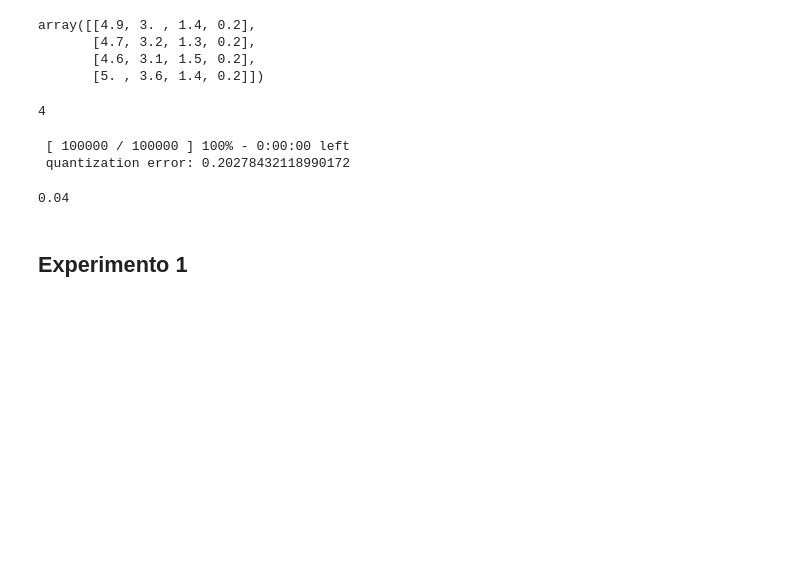
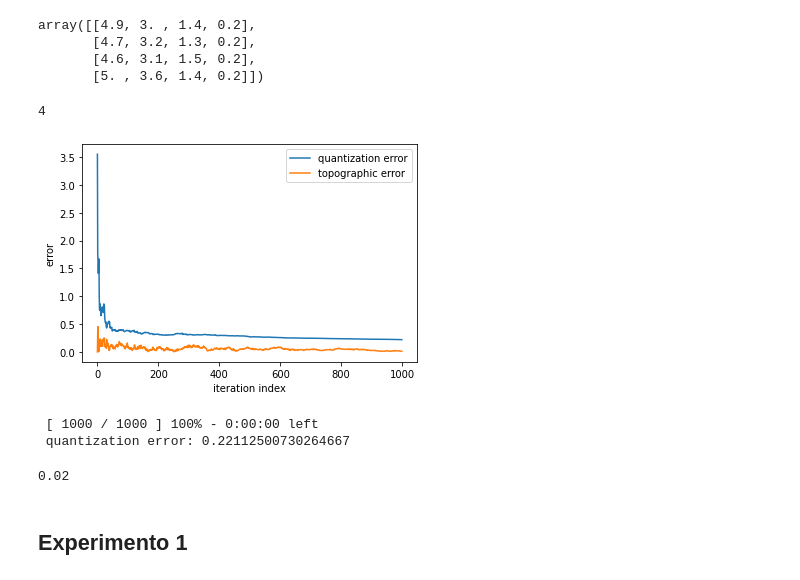
Before and after one commit to castudil/som-lstm, a Jupyter notebook: MiniSom/MiniSOm.ipynb, the cells around one changed output. Cells and saved outputs as stored; diff of their text form; code cells hidden in the pictures; blank space fills up the shorter version.

```diff
--- a/MiniSom/MiniSOm.ipynb
+++ b/MiniSom/MiniSOm.ipynb
@@ -22,8 +26,8 @@ import matplotlib.pyplot as plt
 # %% [markdown]
 # Iris
 # %%
-#url='data/iris.csv'
-url='https://raw.githubusercontent.com/piremonte/datasets/master/iris/Iris.csv'
+url='data/iris.csv'
+#url='https://raw.githubusercontent.com/piremonte/datasets/master/iris/Iris.csv'
 df = pd.read_csv(url, sep=',', decimal=".")
 df
 # %% [output]
@@ -72,6 +78,24 @@ array([[4.9, 3. , 1.4, 0.2],
 data.shape[1] # dimensiones
 # %% [output]
 4
+# %%
+def estimationIteration(som,data, max_iter=1000):
+    som_estimation = deepcopy(som)
+    q_error = []
+    t_error = []
+
+    for i in range(max_iter):
+        rand_i = np.random.randint(len(data))
+        som_estimation.update(data[rand_i], som_estimation.winner(data[rand_i]), i, max_iter)
+        q_error.append(som_estimation.quantization_error(data))
+        t_error.append(som_estimation.topographic_error(data))
+
+    plt.plot(np.arange(max_iter), q_error, label='quantization error')
+    plt.plot(np.arange(max_iter), t_error, label='topographic error')
+    plt.ylabel('error')
+    plt.xlabel('iteration index')
+    plt.legend()
+    plt.show()
 # %%
 # Initialization and training
 n_neurons = 10
@@ -79,15 +103,20 @@ m_neurons = 10
 # initialization and training of 10x10 SOM
 som = MiniSom(n_neurons, m_neurons, data.shape[1], sigma=2, learning_rate=.5,
               activation_distance='euclidean', neighborhood_function='gaussian', random_seed=11)
-
-som.pca_weights_init(data) ### iniciaclizacion malla usando vectores PCA. fue mejor que inicializar al azar.
-som.train(data, 100000, verbose=True)  # random training
-
-som.topographic_error(data)
-# %% [output]
- [ 100000 / 100000 ] 100% - 0:00:00 left
- quantization error: 0.20278432118990172
-0.04
+# %%
+estimationIteration(som, data,max_iter=1000)
+# %% [output]
+[figure, added]
+# %%
+
+som.pca_weights_init(data) ### iniciaclizacion malla usando vectores PCA. fue mejor que inicializar al azar.
+som.train(data, 1000, verbose=True)  # random training
+
+som.topographic_error(data)
+# %% [output]
+ [ 1000 / 1000 ] 100% - 0:00:00 left
+ quantization error: 0.22112500730264667
+0.02
 # %% [markdown]
 ## Experimento 1
 # %%
```
Also changed, not shown: parts of 26 cells of this notebook, 7 other files.
